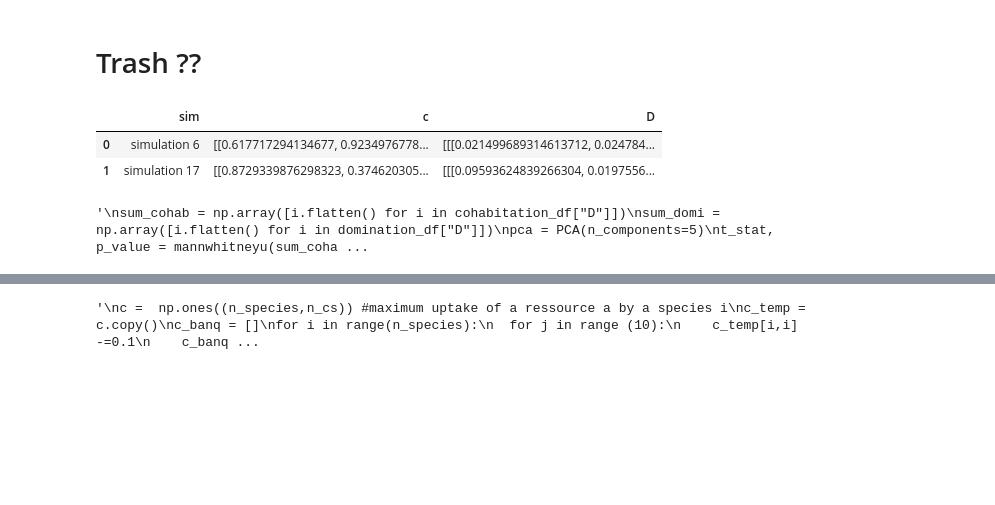
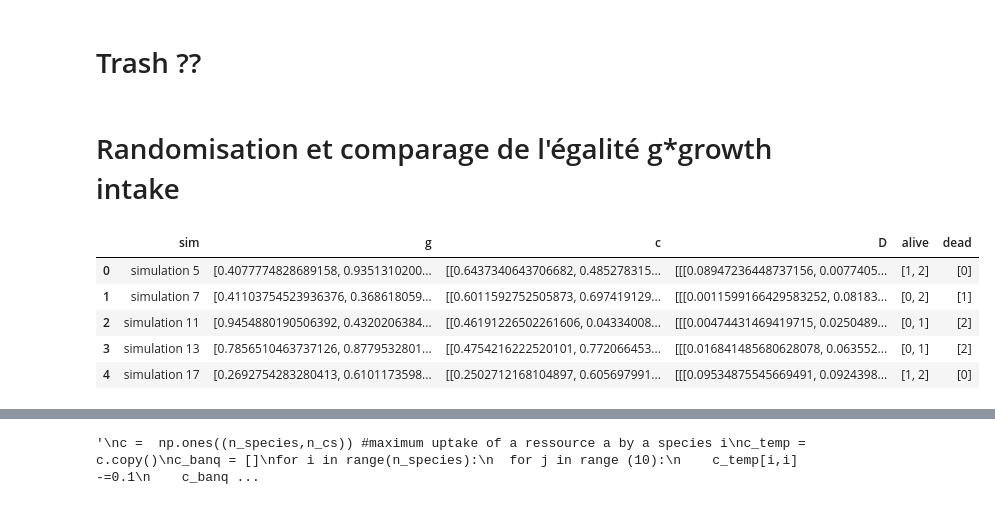
Before and after one commit to GiveMe1Coffee/m6-consumer-resource-model, a Jupyter notebook: M6_project.ipynb, the cells around one changed output, grey strips where cells are left out. Saved outputs shown, nothing was run; the diff lists cells and outputs as text; code cells hidden in the pictures; blank space fills up the shorter version.

Commit message:
avancement sur randomisation et comparaison de g*growth_intake

```diff
--- a/M6_project.ipynb
+++ b/M6_project.ipynb
@@ -544,45 +546,53 @@ fig3.show()
 '''
 Cohabitation possible when g*growth_intake is equivalent between species
 '''
+# %% [markdown]
+# Randomisation et comparage de l'égalité g*growth intake
+# %%
+t_span = (0,10000)
+t_eval = np.linspace(t_span[0], t_span[1],300)
+sim_dict = {}
+for i in range(20):
+  c = np.random.uniform(low = 0, high = 1,size = (n_species,n_cs))
+  D = np.random.uniform(low = 0, high = 0.1,size=(n_species, n_cs, n_cs))
+  g = np.random.uniform(low = 0, high = 1, size = (n_species))
+  sol = solve_ivp(CR_model, t_span, y0,args=(c, K, w, l, m, g, d, D), method = "BDF")
+  sim_dict[f"simulation {i}"] = [[g,c,D],sol]
 # %%
-'''
-#trash
 
-cohabitation_data = {"sim":[], "c" :[], "D" : []}
+cohabitation_data = {"sim":[],"g" : [], "c" :[], "D" : [], "alive" : [], "dead" : []}
 
-domination_data = {"sim":[],"c":[], "D":[]}
+domination_data = {"sim":[],"g" : [], "c":[], "D":[]}
 
 for i in range(len(sim_dict)):
   index_alive = []
+  index_dead = []
   for a in range(n_species):
     if sim_dict[f"simulation {i}"][1].y[a][-1:] > 1e-9:
       index_alive.append(a)
+    else:
+      index_dead.append(a)
   if len(index_alive) > 1:
     cohabitation_data["sim"].append(f"simulation {i}")
-    cohabitation_data["c"].append(sim_dict[f"simulation {i}"][0][0])
-    cohabitation_data["D"].append(sim_dict[f"simulation {i}"][0][1])
+    cohabitation_data["g"].append(sim_dict[f"simulation {i}"][0][0])
+    cohabitation_data["c"].append(sim_dict[f"simulation {i}"][0][1])
+    cohabitation_data["D"].append(sim_dict[f"simulation {i}"][0][2])
+    cohabitation_data["alive"].append(index_alive)
+    cohabitation_data["dead"].append(index_dead)
+
   else:
     domination_data["sim"].append(f"simulation {i}")
-    domination_data["c"].append(sim_dict[f"simulation {i}"][0][0])
-    domination_data["D"].append(sim_dict[f"simulation {i}"][0][1])
+    domination_data["g"].append(sim_dict[f"simulation {i}"][0][0])
+    domination_data["c"].append(sim_dict[f"simulation {i}"][0][1])
+    domination_data["D"].append(sim_dict[f"simulation {i}"][0][2])
 
 cohabitation_df = pd.DataFrame(cohabitation_data)
 domination_df = pd.DataFrame(domination_data)
 cohabitation_df.head()
-'''
 # %% [output]
-|  | sim | c | D |
-| 0 | simulation 6 | [[0.617717294134677, 0.9234976778... | [[[0.021499689314613712, 0.024784... |
-| 1 | simulation 17 | [[0.8729339876298323, 0.374620305... | [[[0.09593624839266304, 0.0197556... |
+|  | sim | g | c | D | alive | dead |
+| 0 | simulation 5 | [0.4077774828689158, 0.9351310200... | [[0.6437340643706682, 0.485278315... | [[[0.08947236448737156, 0.0077405... | [1, 2] | [0] |
+| 1 | simulation 7 | [0.41103754523936376, 0.368618059... | [[0.6011592752505873, 0.697419129... | [[[0.0011599166429583252, 0.08183... | [0, 2] | [1] |
+| 2 | simulation 11 | [0.9454880190506392, 0.4320206384... | [[0.46191226502261606, 0.04334008... | [[[0.00474431469419715, 0.0250489... | [0, 1] | [2] |
+| 3 | simulation 13 | [0.7856510463737126, 0.8779532801... | [[0.4754216222520101, 0.772066453... | [[[0.016841485680628078, 0.063552... | [0, 1] | [2] |
+| 4 | simulation 17 | [0.2692754283280413, 0.6101173598... | [[0.2502712168104897, 0.605697991... | [[[0.09534875545669491, 0.0924398... | [1, 2] | [0] |
-# %%
-# Statistical analysis
-#trash
-'''
-sum_cohab = np.array([i.flatten() for i in cohabitation_df["D"]])
-sum_domi = np.array([i.flatten() for i in domination_df["D"]])
-pca = PCA(n_components=5)
-t_stat, p_value = mannwhitneyu(sum_cohab, sum_domi)
-p_value
-'''
-# %% [output]
-'\nsum_cohab = np.array([i.flatten() for i in cohabitation_df["D"]])\nsum_domi = np.array([i.flatten() for i in domination_df["D"]])\npca = PCA(n_components=5)\nt_stat, p_value = mannwhitneyu(sum_coha ...
```
Also changed, not shown: parts of 8 cells of this notebook.
